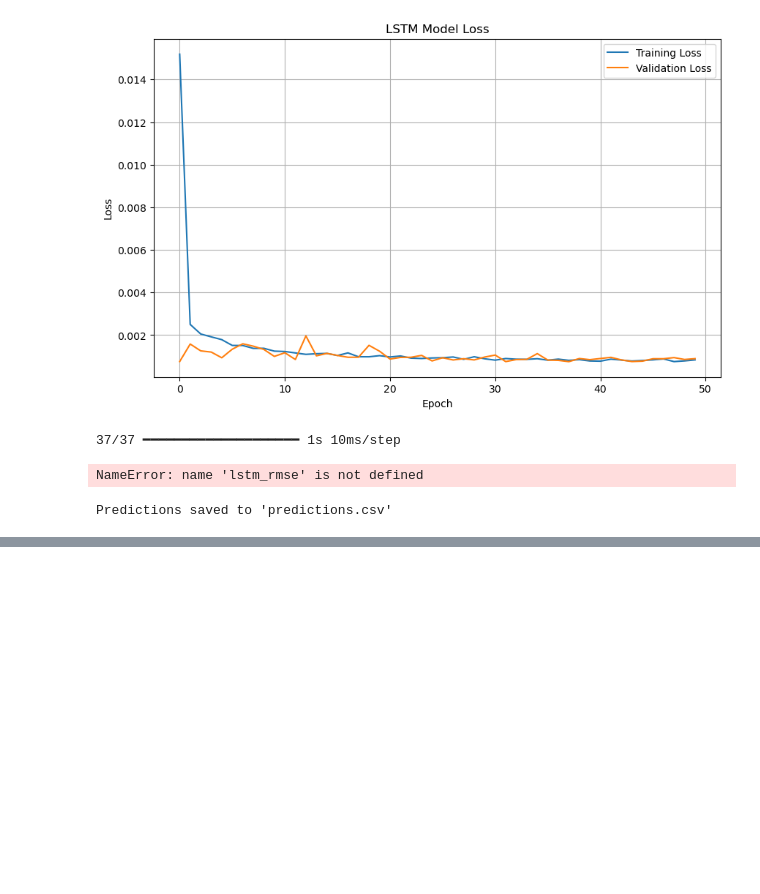
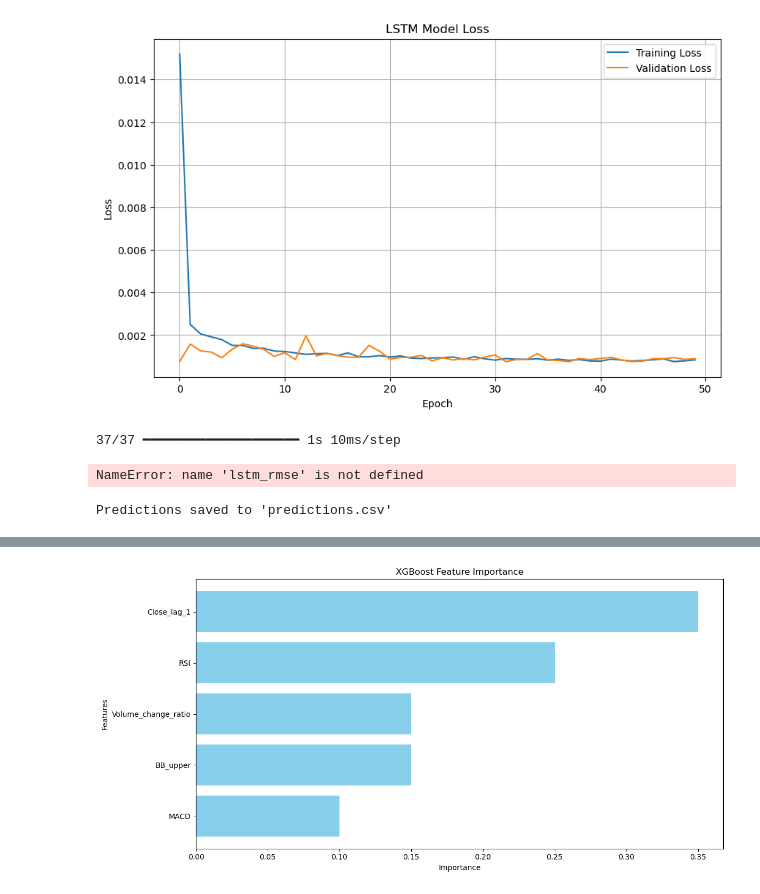
Before and after one commit to tmsachith/Intellihack_TechTitans_4, a Jupyter notebook: Untitled.ipynb, the cells around one changed output, grey strips where cells are left out. Saved outputs shown, nothing was run; the diff lists cells and outputs as text; code cells hidden in the pictures; blank space fills up the shorter version.

```diff
--- a/Untitled.ipynb
+++ b/Untitled.ipynb
@@ -512,0 +560,29 @@ Predictions saved to 'predictions.csv'
+# %%
+import matplotlib.pyplot as plt
+import pandas as pd
+import numpy as np
+
+# Sample feature importance data (replace with your actual data)
+features = ['Close_lag_1', 'RSI', 'BB_upper', 'Volume_change_ratio', 'MACD']
+importance = [0.35, 0.25, 0.15, 0.15, 0.10]  # Importance values
+
+# Create DataFrame
+feature_importance = pd.DataFrame({
+    'Feature': features,
+    'Importance': importance
+})
+
+# Sort by importance
+feature_importance = feature_importance.sort_values('Importance', ascending=True)
+
+# Create horizontal bar chart
+plt.figure(figsize=(12, 6))
+plt.barh(feature_importance['Feature'], feature_importance['Importance'], color='skyblue')
+plt.xlabel('Importance')
+plt.ylabel('Features')
+plt.title('XGBoost Feature Importance')
+plt.tight_layout()
+plt.savefig('xgb_feature_importance.png', dpi=300, bbox_inches='tight')
+plt.show()
+# %% [output]
+[figure, added]
```
Also changed, not shown: parts of 2 cells of this notebook, 3 other files.
